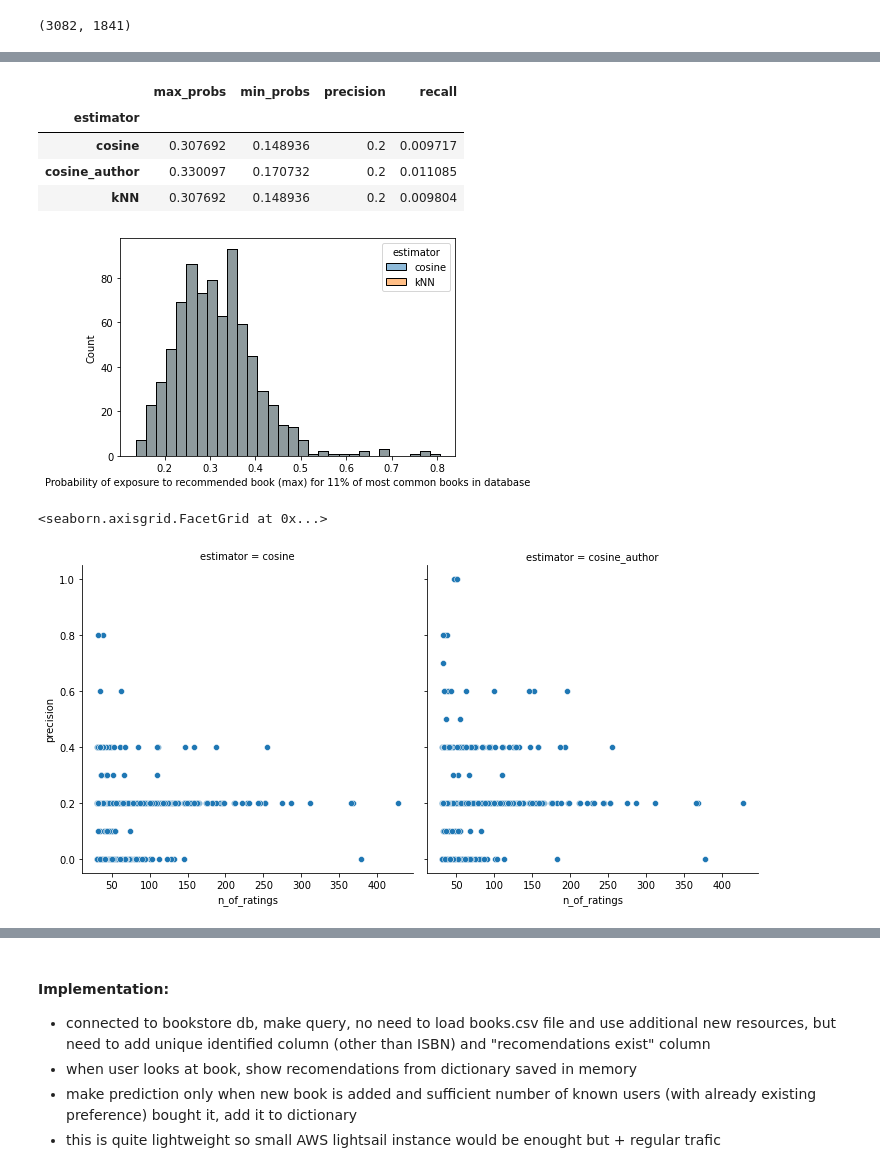
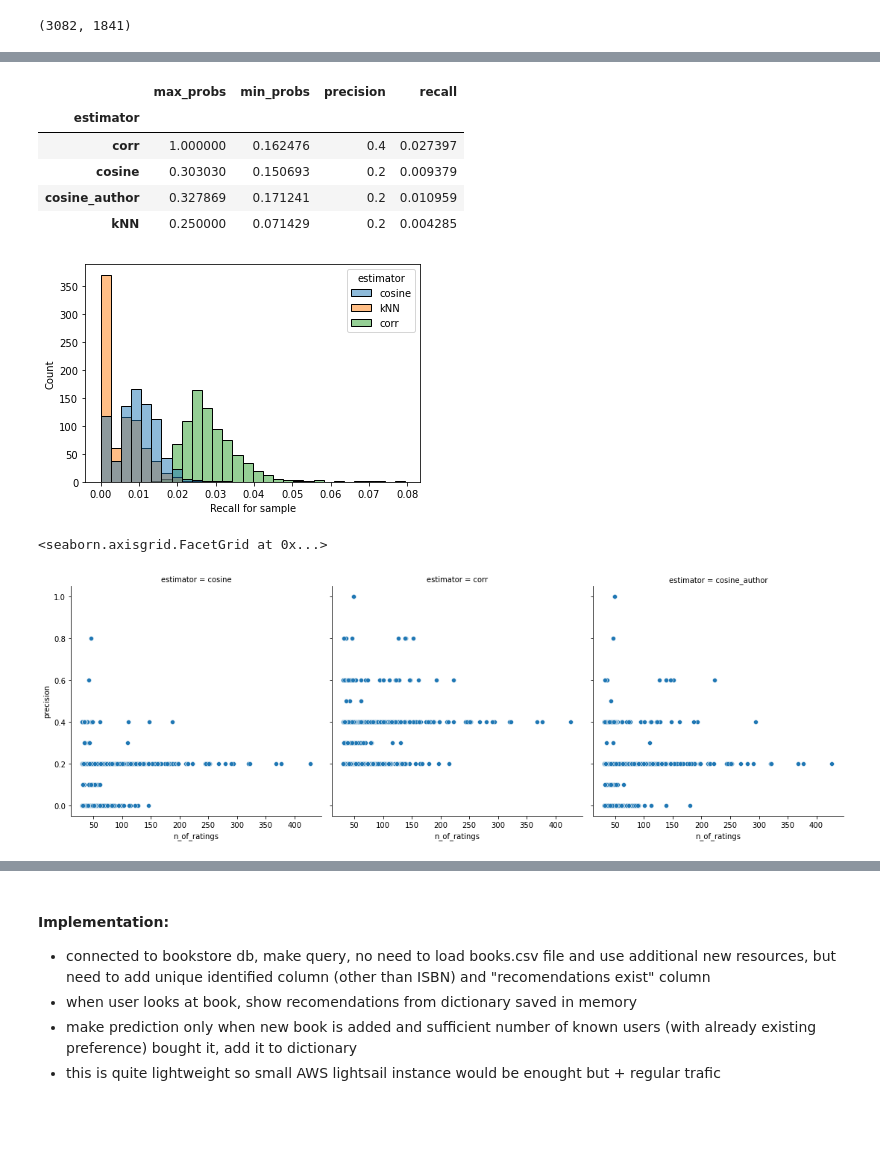
Before and after one commit to ElenaLanco/book_recommendations, a Jupyter notebook: model_estimation.ipynb, the cells around one changed output, grey strips where cells are left out. Drawn from its saved outputs; the diff is of its cells as text; code cells hidden in the pictures; blank space fills up the shorter version.

Commit message:
finished correlations in models estimation + added default value in web application

```diff
--- a/model_estimation.ipynb
+++ b/model_estimation.ipynb
@@ -314,0 +333,17 @@ maxs2, mins2 = probs_from_res_dict(res_dict2)
+# %%
+# option 3: correlations + 0/1 rating
+start_time = time.time()
+diff_from_mean, normalizer_b = model_to_save(pivot_sparse_1.T)
+res_dict3 = {}
+for e, col in enumerate(pivot_sparse_1.T[rand_indexes]):
+    sims = similarity_user_users(col.todense().tolist()[0], diff_from_mean, normalizer_b).flatten()
+    suggestions = np.array(sims)[0].argsort()[-70:][::-1]
+    sug_dict = suggestions_to_dict(suggestions)
+    res_dict3[columns[rand_indexes[e]]] = list(sug_dict.keys())
+
+end_time = time.time()
+print(end_time - start_time)
+
+precs3 = precision_from_res_dict(res_dict3)
+recalls3 = recall_from_res_dict(res_dict3)
+maxs3, mins3 = probs_from_res_dict(res_dict3)
@@ -334,23 +371,24 @@ maxs4, mins4 = probs_from_res_dict(res_dict4)
 # precision and recall seem reasonable (wouldn't want zeroes)
 # difference between best recommendation and worst recommendation (min and max) also not that big
 len_max = len(maxs)
-res_df = pd.DataFrame({"max_probs": maxs+maxs2+maxs4,
-                       "min_probs": mins+mins2+mins4,
-                       "precision": precs+precs2+precs4,
-                       "recall": recalls+recalls2+recalls4,
-                       "estimator": ["cosine"]*len_max + ["kNN"]*len_max + ["cosine_author"]*len_max})
+res_df = pd.DataFrame({"max_probs": maxs+maxs2+maxs3+maxs4,
+                       "min_probs": mins+mins2+mins3+mins4,
+                       "precision": precs+precs2+precs3+precs4,
+                       "recall": recalls+recalls2+recalls3+recalls4,
+                       "estimator": ["cosine"]*len_max + ["kNN"]*len_max + ["corr"] * len_max + ["cosine_author"]*len_max})
 res_df.to_csv("res_df.csv")
 res_df.groupby("estimator").median().round(6)
 # %% [output]
 |  | max_probs | min_probs | precision | recall |
 | estimator |  |  |  |  |
-| cosine | 0.307692 | 0.148936 | 0.2 | 0.009717 |
-| cosine_author | 0.330097 | 0.170732 | 0.2 | 0.011085 |
-| kNN | 0.307692 | 0.148936 | 0.2 | 0.009804 |
+| corr | 1.000000 | 0.162476 | 0.4 | 0.027397 |
+| cosine | 0.303030 | 0.150693 | 0.2 | 0.009379 |
+| cosine_author | 0.327869 | 0.171241 | 0.2 | 0.010959 |
+| kNN | 0.250000 | 0.071429 | 0.2 | 0.004285 |
 # %%
-# there is no difference between kNN and cosine (probably because both use cosine distance metric) so drop kNN
-ax = sns.histplot(data=res_df.loc[res_df["estimator"].isin(["cosine", "kNN"]), :], x="max_probs", hue="estimator", bins=30)
-ax.set(xlabel='Probability of exposure to recommended book (max) for 11% of most common books in database');
+# drop kNN
+ax = sns.histplot(data=res_df.loc[res_df["estimator"].isin(["cosine", "kNN", "corr"]), :], x="recall", hue="estimator", bins=30)
+ax.set(xlabel='Recall for sample');
 # %% [output]
-[figure, old version]
+[figure, new version]
 # %%
@@ -360,14 +398,15 @@ res_df = res_df.loc[res_df["estimator"].isin(["cosine", "cosine_author"]), :]
 # for small number of ratings, high variablitiy in precision, maybe too much noise?
 # it seems like raising the limit to 40 ratings could be good idea
 # for more ratings, precision converges to reasonable value (not too low) so probably ok
+# correlations dont have these outliers at small ratings so they could probably support less strict threshold than 30
 sample_sparse_1 = pivot_sparse_1[:, rand_indexes]
 all_ones = pd.Series([1] * sample_sparse_1.shape[0]).values.reshape(-1,1)
 sum_books = (all_ones.T @ sample_sparse_1)[0]
-res_df.loc[:, "n_of_ratings"] = np.array([sum_books] * 2).flatten()
+res_df.loc[:, "n_of_ratings"] = np.array([sum_books] * 3).flatten()
 sns.relplot(data=res_df, x="n_of_ratings", y="precision", col="estimator", kind="scatter")
 # %% [output]
 <seaborn.axisgrid.FacetGrid at 0x...>
-[figure, old version]
+[figure, new version]
 # %%
 # the same as for precision, line of zero values on the bottom has also zero precision
 # so they are probably just bad predicitons
```
Also changed, not shown: parts of 20 cells of this notebook, 2 other files.
